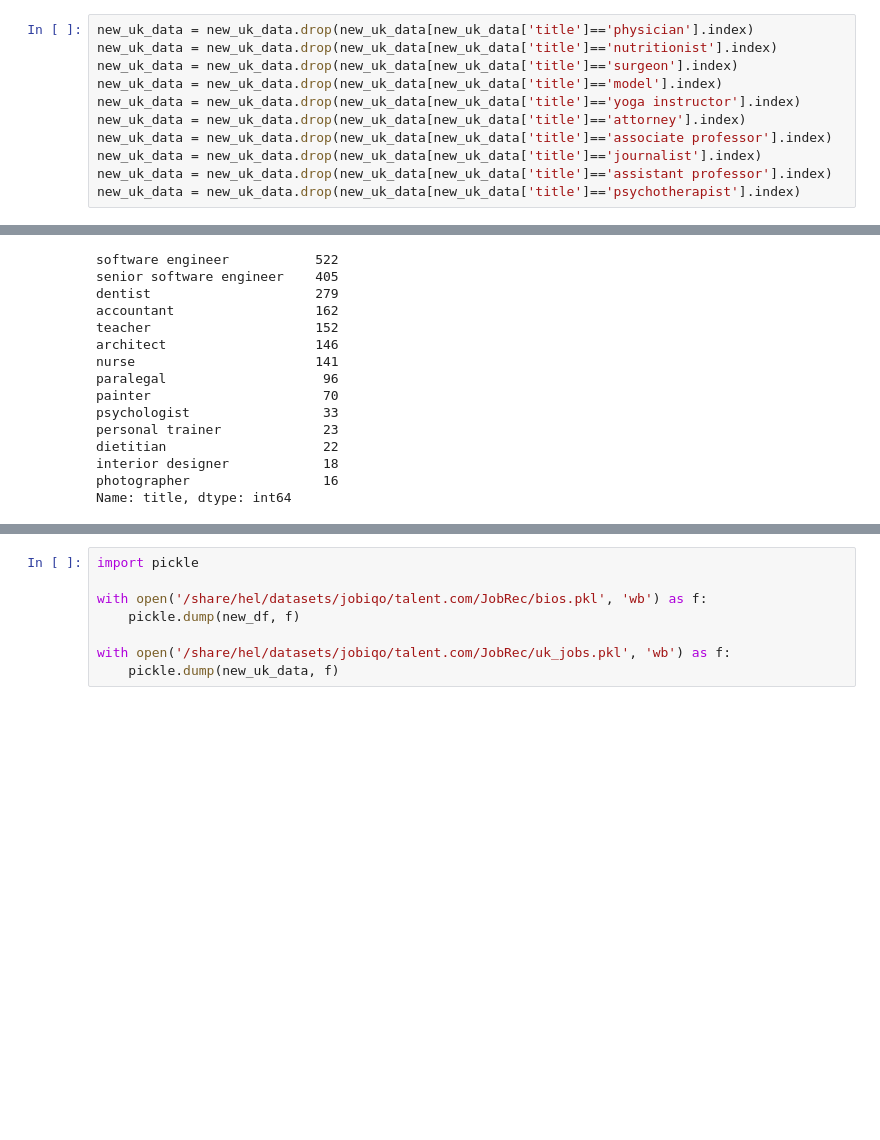
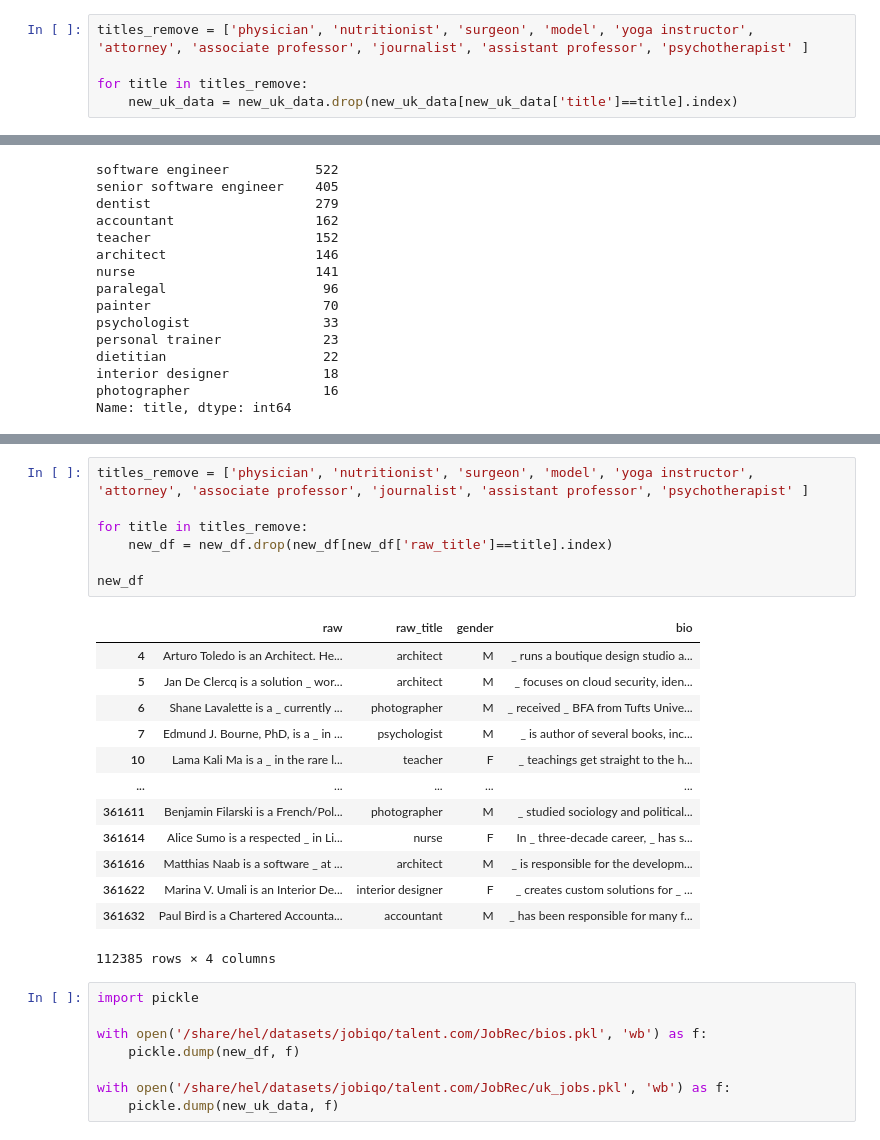
Before and after one commit to CPJKU/JobAd_Rec, a Jupyter notebook: CreateData.ipynb, the cells around one changed output, grey strips where cells are left out. Drawn from its saved outputs; the diff is of its cells as text; blank space fills up the shorter version.

Commit message:
update CreateData.py

```diff
--- a/CreateData.ipynb
+++ b/CreateData.ipynb
@@ -72,17 +72,11 @@ surgeon                       1
 physician                     1
 nutritionist                  1
 Name: title, dtype: int64
-# %%
-new_uk_data = new_uk_data.drop(new_uk_data[new_uk_data['title']=='physician'].index)
-new_uk_data = new_uk_data.drop(new_uk_data[new_uk_data['title']=='nutritionist'].index)
-new_uk_data = new_uk_data.drop(new_uk_data[new_uk_data['title']=='surgeon'].index)
-new_uk_data = new_uk_data.drop(new_uk_data[new_uk_data['title']=='model'].index)
-new_uk_data = new_uk_data.drop(new_uk_data[new_uk_data['title']=='yoga instructor'].index)
-new_uk_data = new_uk_data.drop(new_uk_data[new_uk_data['title']=='attorney'].index)
-new_uk_data = new_uk_data.drop(new_uk_data[new_uk_data['title']=='associate professor'].index)
-new_uk_data = new_uk_data.drop(new_uk_data[new_uk_data['title']=='journalist'].index)
-new_uk_data = new_uk_data.drop(new_uk_data[new_uk_data['title']=='assistant professor'].index)
-new_uk_data = new_uk_data.drop(new_uk_data[new_uk_data['title']=='psychotherapist'].index)
+# %%
+titles_remove = ['physician', 'nutritionist', 'surgeon', 'model', 'yoga instructor', 'attorney', 'associate professor', 'journalist', 'assistant professor', 'psychotherapist' ]
+
+for title in titles_remove:
+    new_uk_data = new_uk_data.drop(new_uk_data[new_uk_data['title']==title].index)
 # %%
 new_uk_data['title'].value_counts()
 # %% [output]
@@ -109,3 +115,24 @@ print(len(new_df))
+# %%
+titles_remove = ['physician', 'nutritionist', 'surgeon', 'model', 'yoga instructor', 'attorney', 'associate professor', 'journalist', 'assistant professor', 'psychotherapist' ]
+
+for title in titles_remove:
+    new_df = new_df.drop(new_df[new_df['raw_title']==title].index)
+
+new_df
+# %% [output]
+|  | raw | raw_title | gender | bio |
+| 4 | Arturo Toledo is an Architect. He... | architect | M | _ runs a boutique design studio a... |
+| 5 | Jan De Clercq is a solution _ wor... | architect | M | _ focuses on cloud security, iden... |
+| 6 | Shane Lavalette is a _ currently ... | photographer | M | _ received _ BFA from Tufts Unive... |
+| 7 | Edmund J. Bourne, PhD, is a _ in ... | psychologist | M | _ is author of several books, inc... |
+| 10 | Lama Kali Ma is a _ in the rare l... | teacher | F | _ teachings get straight to the h... |
+| ... | ... | ... | ... | ... |
+| 361611 | Benjamin Filarski is a French/Pol... | photographer | M | _ studied sociology and political... |
+| 361614 | Alice Sumo is a respected _ in Li... | nurse | F | In _ three-decade career, _ has s... |
+| 361616 | Matthias Naab is a software _ at ... | architect | M | _ is responsible for the developm... |
+| 361622 | Marina V. Umali is an Interior De... | interior designer | F | _ creates custom solutions for _ ... |
+| 361632 | Paul Bird is a Chartered Accounta... | accountant | M | _ has been responsible for many f... |
+112385 rows × 4 columns
 # %%
 import pickle
 
```
Also changed, not shown: parts of 12 cells of this notebook, 1 other file.
